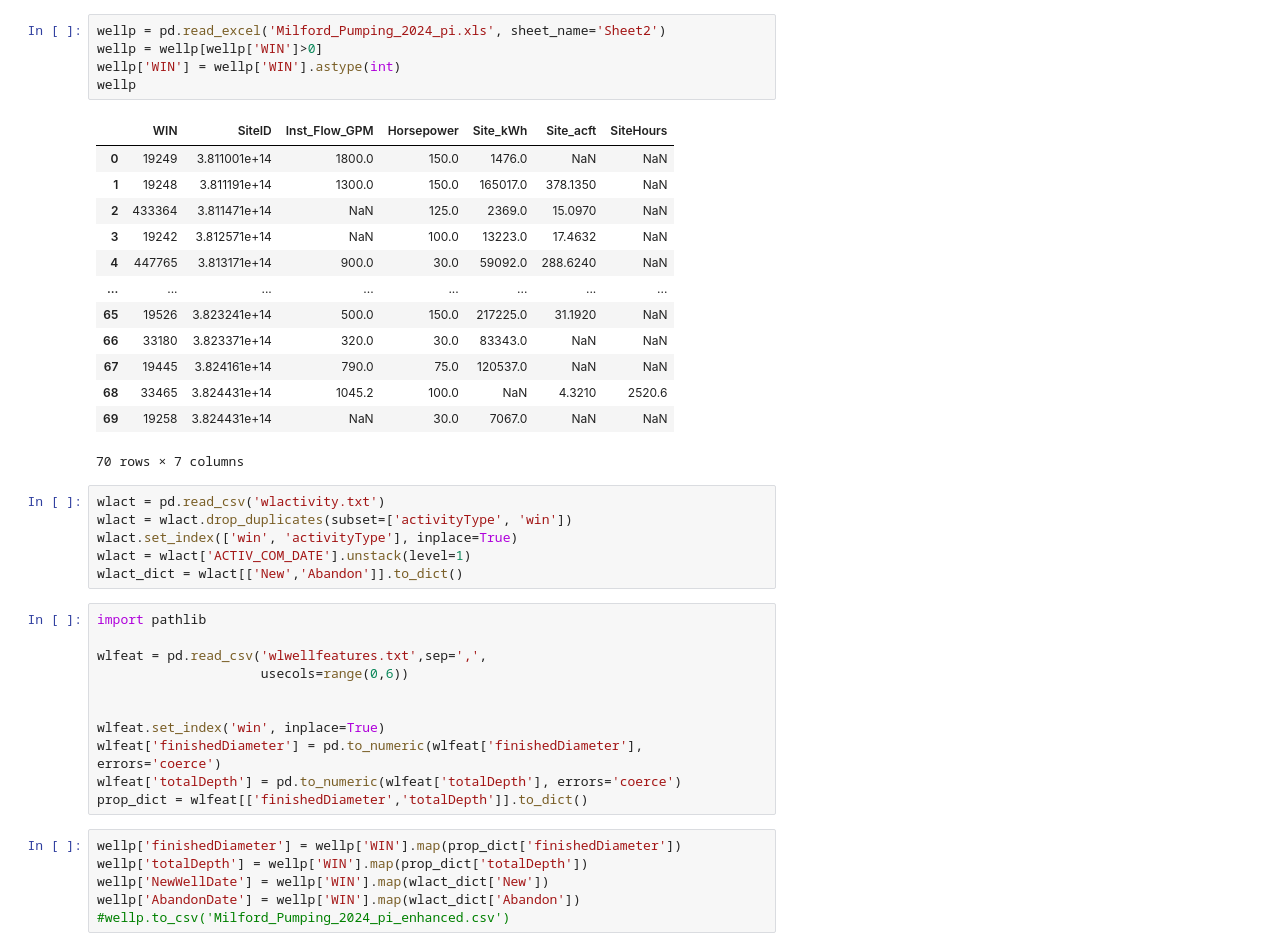
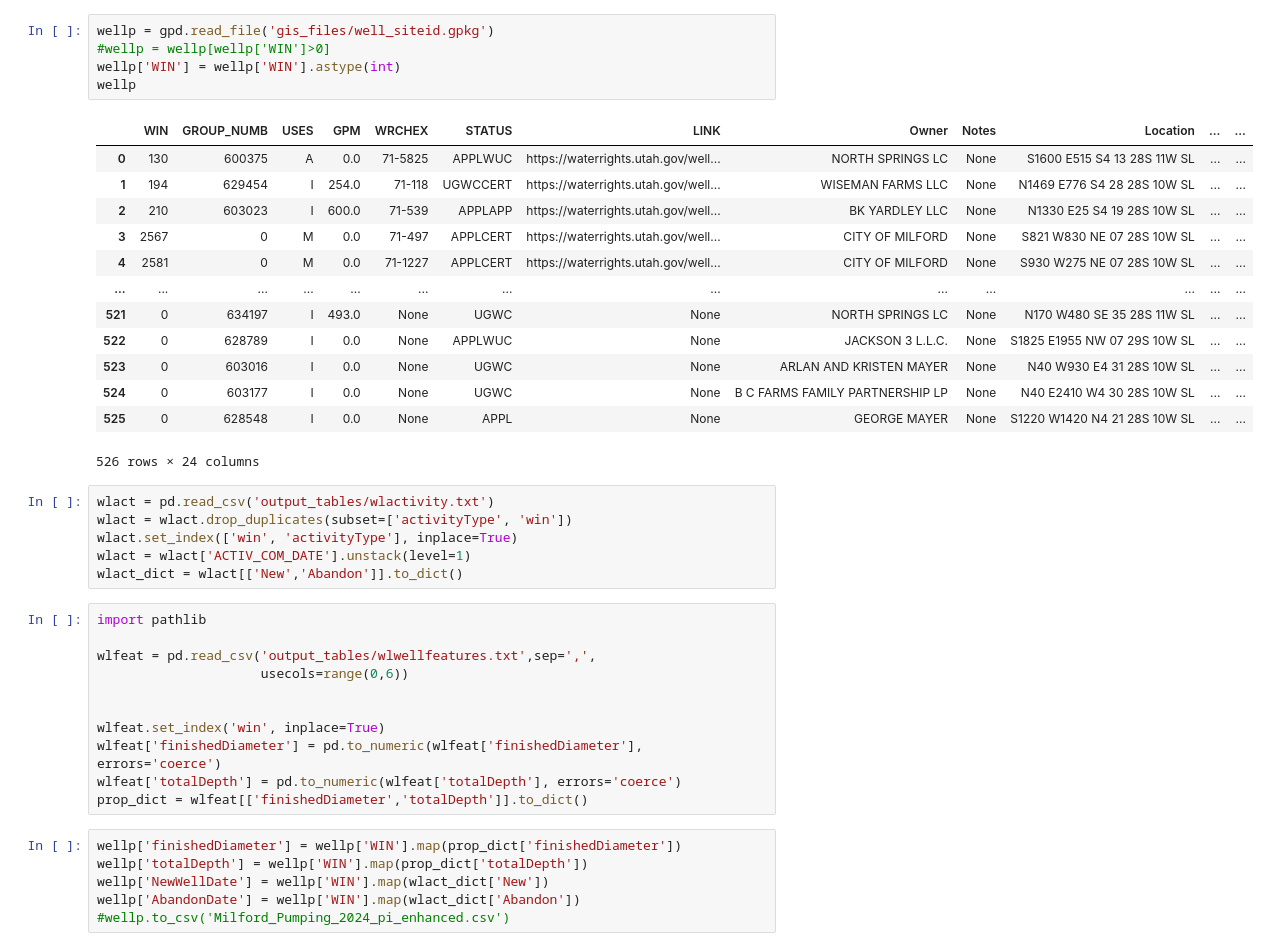
Before and after one commit to inkenbrandt/well_pump, a Jupyter notebook: 0_Well_Properties.ipynb, the cells around one changed output. Drawn from its saved outputs; the diff is of its cells as text.

```diff
--- a/0_Well_Properties.ipynb
+++ b/0_Well_Properties.ipynb
@@ -15,24 +18,24 @@ else:
 # %%
-wellp = pd.read_excel('Milford_Pumping_2024_pi.xls', sheet_name='Sheet2')
-wellp = wellp[wellp['WIN']>0]
+wellp = gpd.read_file('gis_files/well_siteid.gpkg')
+#wellp = wellp[wellp['WIN']>0]
 wellp['WIN'] = wellp['WIN'].astype(int)
 wellp
 # %% [output]
-|  | WIN | SiteID | Inst_Flow_GPM | Horsepower | Site_kWh | Site_acft | SiteHours |
-| 0 | 19249 | 3.811001e+14 | 1800.0 | 150.0 | 1476.0 | NaN | NaN |
-| 1 | 19248 | 3.811191e+14 | 1300.0 | 150.0 | 165017.0 | 378.1350 | NaN |
-| 2 | 433364 | 3.811471e+14 | NaN | 125.0 | 2369.0 | 15.0970 | NaN |
-| 3 | 19242 | 3.812571e+14 | NaN | 100.0 | 13223.0 | 17.4632 | NaN |
-| 4 | 447765 | 3.813171e+14 | 900.0 | 30.0 | 59092.0 | 288.6240 | NaN |
-| ... | ... | ... | ... | ... | ... | ... | ... |
-| 65 | 19526 | 3.823241e+14 | 500.0 | 150.0 | 217225.0 | 31.1920 | NaN |
-| 66 | 33180 | 3.823371e+14 | 320.0 | 30.0 | 83343.0 | NaN | NaN |
-| 67 | 19445 | 3.824161e+14 | 790.0 | 75.0 | 120537.0 | NaN | NaN |
-| 68 | 33465 | 3.824431e+14 | 1045.2 | 100.0 | NaN | 4.3210 | 2520.6 |
-| 69 | 19258 | 3.824431e+14 | NaN | 30.0 | 7067.0 | NaN | NaN |
+|  | WIN | GROUP_NUMB | USES | GPM | WRCHEX | STATUS | LINK | Owner | Notes | Location | ... | ... |
+| 0 | 130 | 600375 | A | 0.0 | 71-5825 | APPLWUC | https://waterrights.utah.gov/well... | NORTH SPRINGS LC | None | S1600 E515 S4 13 28S 11W SL | ... | ... |
+| 1 | 194 | 629454 | I | 254.0 | 71-118 | UGWCCERT | https://waterrights.utah.gov/well... | WISEMAN FARMS LLC | None | N1469 E776 S4 28 28S 10W SL | ... | ... |
+| 2 | 210 | 603023 | I | 600.0 | 71-539 | APPLAPP | https://waterrights.utah.gov/well... | BK YARDLEY LLC | None | N1330 E25 S4 19 28S 10W SL | ... | ... |
+| 3 | 2567 | 0 | M | 0.0 | 71-497 | APPLCERT | https://waterrights.utah.gov/well... | CITY OF MILFORD | None | S821 W830 NE 07 28S 10W SL | ... | ... |
+| 4 | 2581 | 0 | M | 0.0 | 71-1227 | APPLCERT | https://waterrights.utah.gov/well... | CITY OF MILFORD | None | S930 W275 NE 07 28S 10W SL | ... | ... |
+| ... | ... | ... | ... | ... | ... | ... | ... | ... | ... | ... | ... | ... |
+| 521 | 0 | 634197 | I | 493.0 | None | UGWC | None | NORTH SPRINGS LC | None | N170 W480 SE 35 28S 11W SL | ... | ... |
+| 522 | 0 | 628789 | I | 0.0 | None | APPLWUC | None | JACKSON 3 L.L.C. | None | S1825 E1955 NW 07 29S 10W SL | ... | ... |
+| 523 | 0 | 603016 | I | 0.0 | None | UGWC | None | ARLAN AND KRISTEN MAYER | None | N40 W930 E4 31 28S 10W SL | ... | ... |
+| 524 | 0 | 603177 | I | 0.0 | None | UGWC | None | B C FARMS FAMILY PARTNERSHIP LP | None | N40 E2410 W4 30 28S 10W SL | ... | ... |
+| 525 | 0 | 628548 | I | 0.0 | None | APPL | None | GEORGE MAYER | None | S1220 W1420 N4 21 28S 10W SL | ... | ... |
-70 rows × 7 columns
+526 rows × 24 columns
 # %%
-wlact = pd.read_csv('wlactivity.txt')
+wlact = pd.read_csv('output_tables/wlactivity.txt')
 wlact = wlact.drop_duplicates(subset=['activityType', 'win'])
 wlact.set_index(['win', 'activityType'], inplace=True)
 wlact = wlact['ACTIV_COM_DATE'].unstack(level=1)
@@ -40,7 +43,7 @@ wlact_dict = wlact[['New','Abandon']].to_dict()
 # %%
 import pathlib
 
-wlfeat = pd.read_csv('wlwellfeatures.txt',sep=',',
+wlfeat = pd.read_csv('output_tables/wlwellfeatures.txt',sep=',',
                      usecols=range(0,6))
 
 
```
Also changed, not shown: parts of 4 cells of this notebook, 6 other files.
